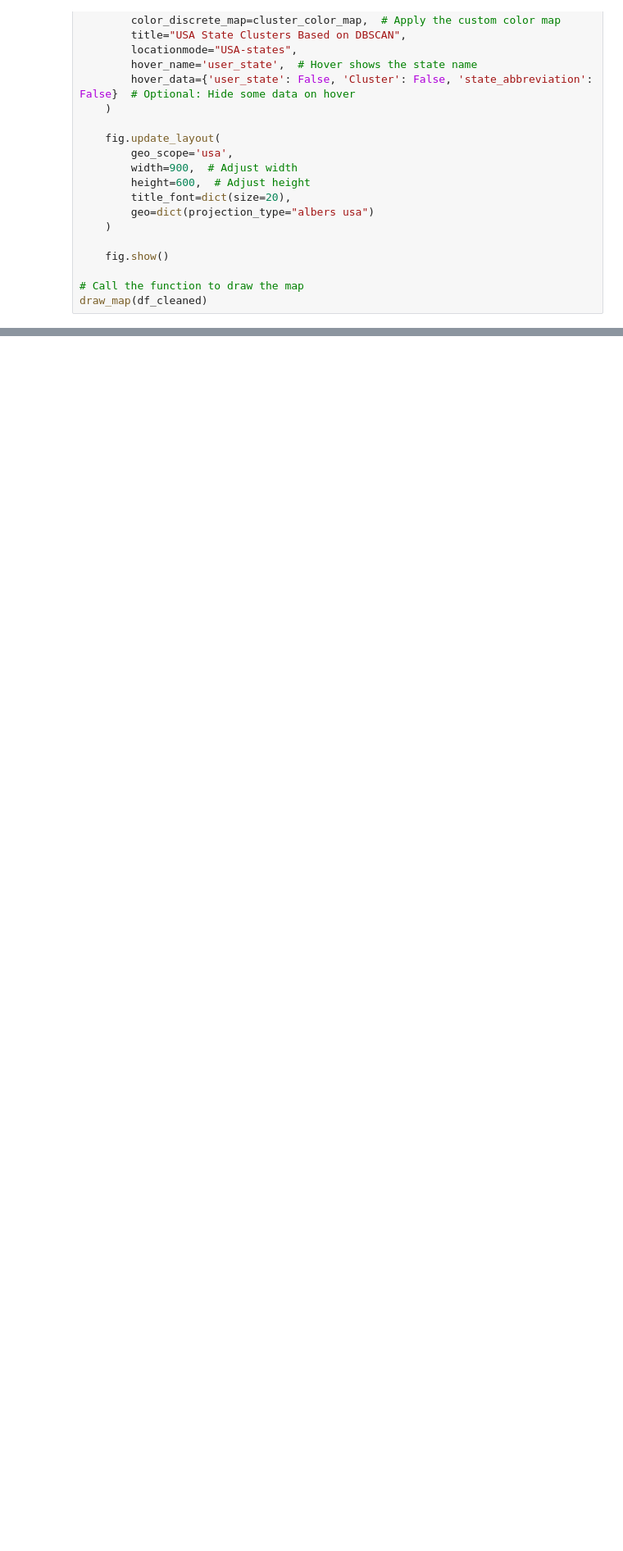
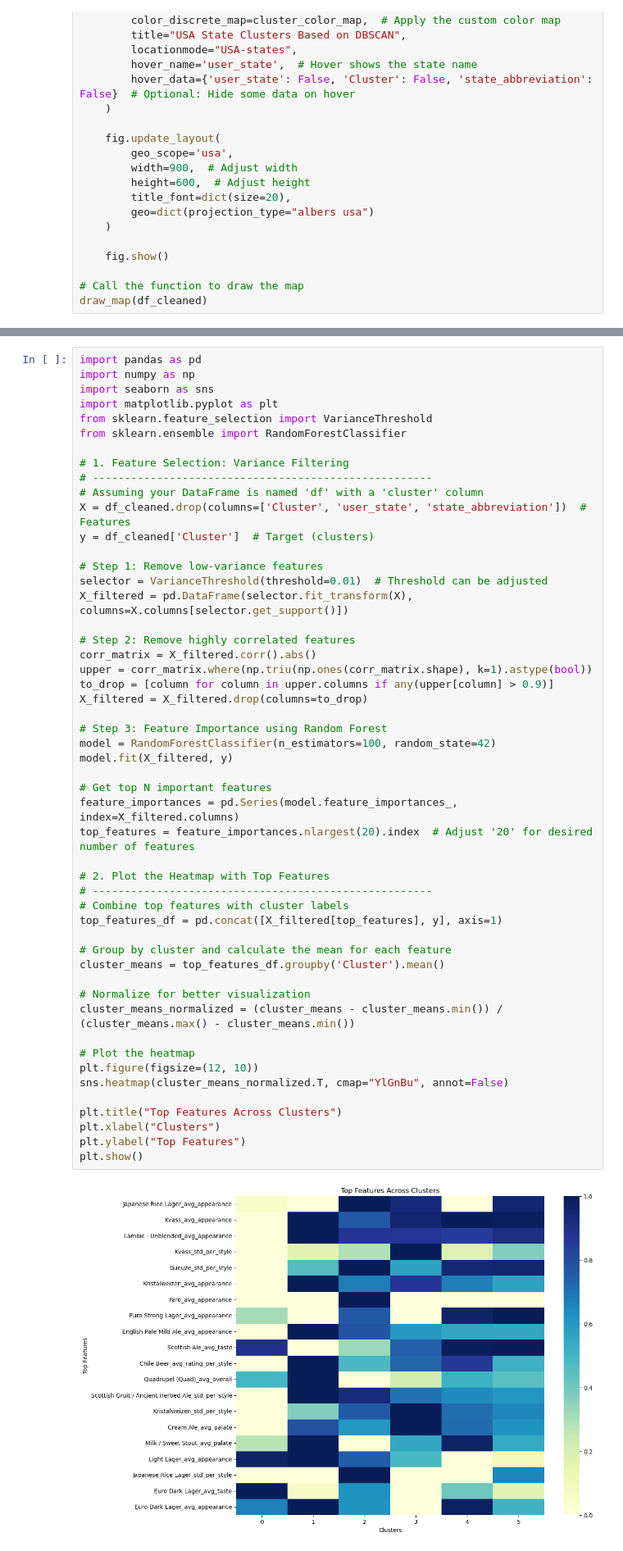
Before and after one commit to epfl-ada/ada-2024-project-x0x0, a Jupyter notebook: src/questions/styleClustering/K_cluster.ipynb, the cells around one changed output, grey strips where cells are left out. Shown at 82% size. Saved outputs shown, nothing was run; the diff lists cells and outputs as text; blank space fills up the shorter version.

Commit message:
param_selec

```diff
--- a/src/questions/styleClustering/K_cluster.ipynb
+++ b/src/questions/styleClustering/K_cluster.ipynb
@@ -137,0 +147,53 @@ draw_map(df_cleaned)
+# %%
+import pandas as pd
+import numpy as np
+import seaborn as sns
+import matplotlib.pyplot as plt
+from sklearn.feature_selection import VarianceThreshold
+from sklearn.ensemble import RandomForestClassifier
+
+# 1. Feature Selection: Variance Filtering
+# -----------------------------------------------------
+# Assuming your DataFrame is named 'df' with a 'cluster' column
+X = df_cleaned.drop(columns=['Cluster', 'user_state', 'state_abbreviation'])  # Features
+y = df_cleaned['Cluster']  # Target (clusters)
+
+# Step 1: Remove low-variance features
+selector = VarianceThreshold(threshold=0.01)  # Threshold can be adjusted
+X_filtered = pd.DataFrame(selector.fit_transform(X), columns=X.columns[selector.get_support()])
+
+# Step 2: Remove highly correlated features
+corr_matrix = X_filtered.corr().abs()
+upper = corr_matrix.where(np.triu(np.ones(corr_matrix.shape), k=1).astype(bool))
+to_drop = [column for column in upper.columns if any(upper[column] > 0.9)]
+X_filtered = X_filtered.drop(columns=to_drop)
+
+# Step 3: Feature Importance using Random Forest
+model = RandomForestClassifier(n_estimators=100, random_state=42)
+model.fit(X_filtered, y)
+
+# Get top N important features
+feature_importances = pd.Series(model.feature_importances_, index=X_filtered.columns)
+top_features = feature_importances.nlargest(20).index  # Adjust '20' for desired number of features
+
+# 2. Plot the Heatmap with Top Features
+# -----------------------------------------------------
+# Combine top features with cluster labels
+top_features_df = pd.concat([X_filtered[top_features], y], axis=1)
+
+# Group by cluster and calculate the mean for each feature
+cluster_means = top_features_df.groupby('Cluster').mean()
+
+# Normalize for better visualization
+cluster_means_normalized = (cluster_means - cluster_means.min()) / (cluster_means.max() - cluster_means.min())
+
+# Plot the heatmap
+plt.figure(figsize=(12, 10))
+sns.heatmap(cluster_means_normalized.T, cmap="YlGnBu", annot=False)
+
+plt.title("Top Features Across Clusters")
+plt.xlabel("Clusters")
+plt.ylabel("Top Features")
+plt.show()
+# %% [output]
+[figure, added]
```
Also changed, not shown: parts of 5 cells of this notebook, 1 other file.
